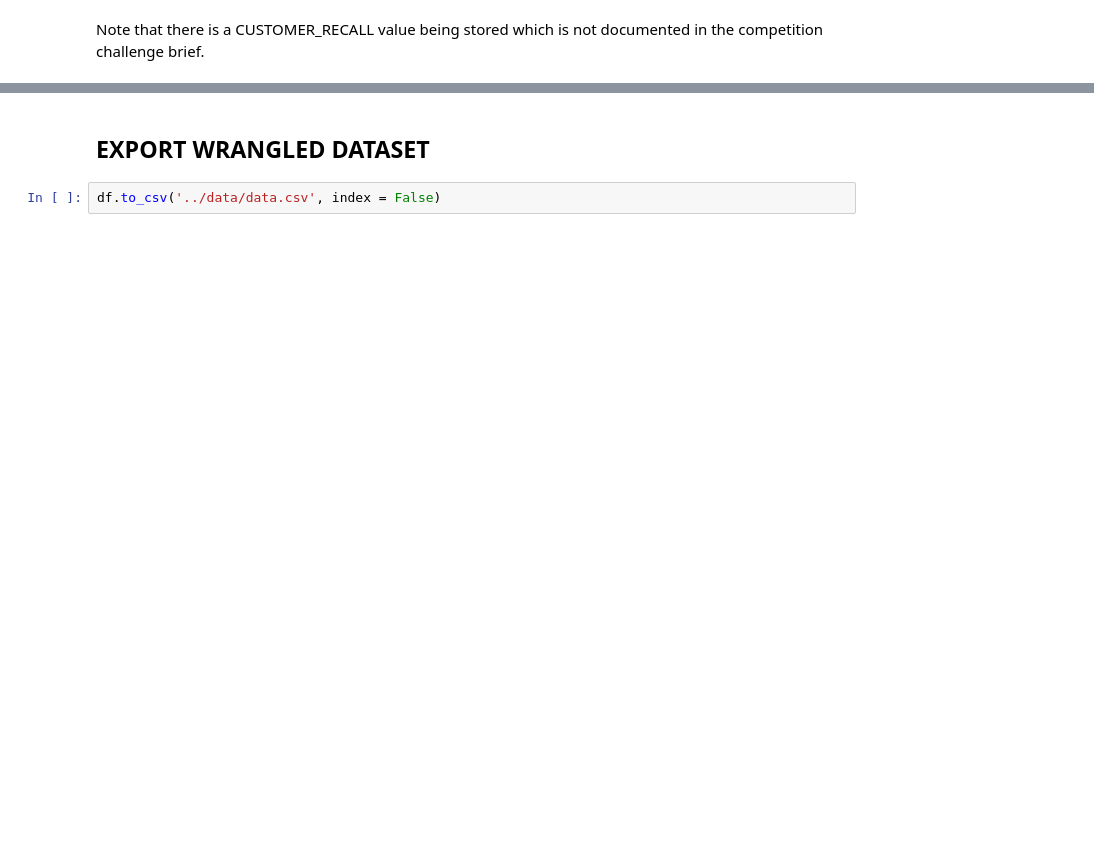
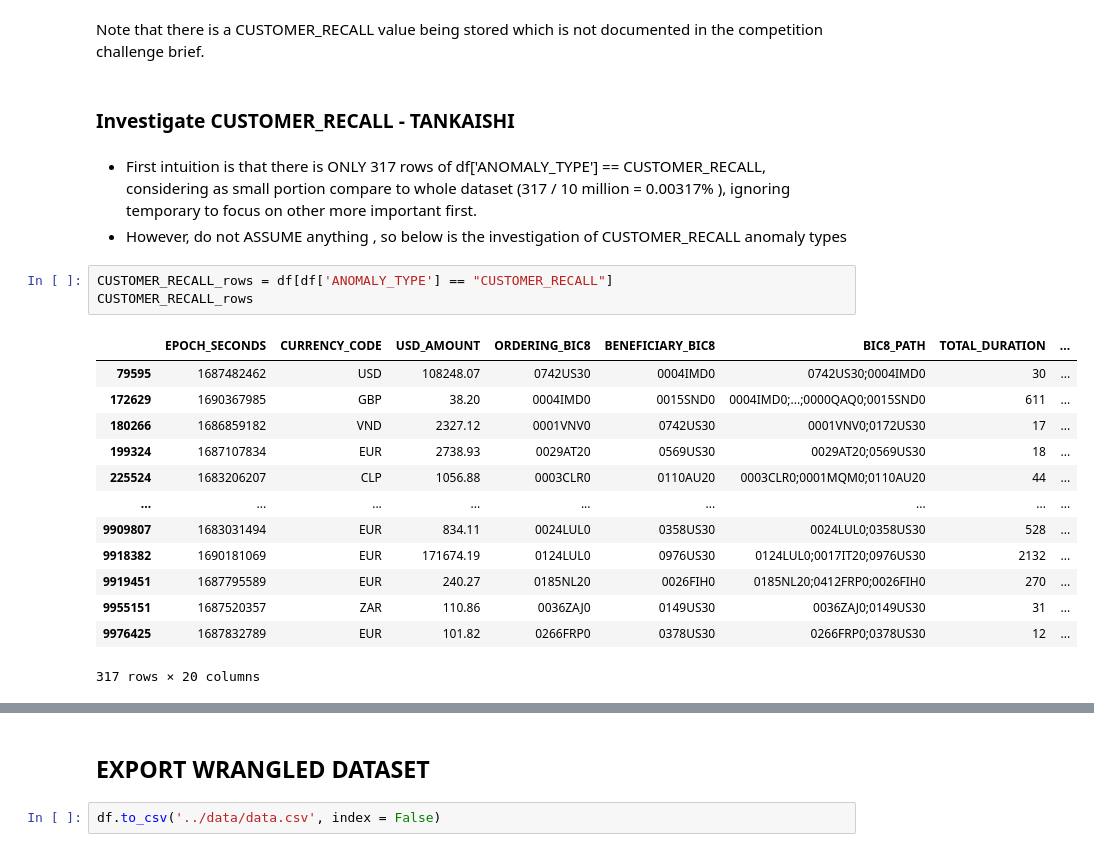
Before and after one commit to mrchuakaiming/umdac-datathon-2026, a Jupyter notebook: wrangle/Wrangle_1.ipynb, the cells around one changed output, grey strips where cells are left out. Drawn from its saved outputs; the diff is of its cells as text; blank space fills up the shorter version.

Commit message:
Investigation for CUSTOMER_RECALL anomaly

```diff
--- a/wrangle/Wrangle_1.ipynb
+++ b/wrangle/Wrangle_1.ipynb
@@ -455,2 +464,24 @@ Unique values: [nan 'FAT_FINGER_MISTAKE' 'ROMANCE_SCAM' 'ACCOUNT_REPLACEMENT_SCA
 # %% [markdown]
 Note that there is a CUSTOMER_RECALL value being stored which is not documented in the competition challenge brief.
+# %% [markdown]
+### Investigate CUSTOMER_RECALL    - TANKAISHI
+# %% [markdown]
+- First intuition is that there is ONLY 317 rows of df['ANOMALY_TYPE'] == CUSTOMER_RECALL, considering as small portion compare to whole dataset (317 / 10 million = 0.00317% ), ignoring temporary to focus on other more important first.
+- However, do not ASSUME anything , so below is the investigation of CUSTOMER_RECALL anomaly types
+# %%
+CUSTOMER_RECALL_rows = df[df['ANOMALY_TYPE'] == "CUSTOMER_RECALL"]
+CUSTOMER_RECALL_rows
+# %% [output]
+|  | EPOCH_SECONDS | CURRENCY_CODE | USD_AMOUNT | ORDERING_BIC8 | BENEFICIARY_BIC8 | BIC8_PATH | TOTAL_DURATION | ... |
+| 79595 | 1687482462 | USD | 108248.07 | 0742US30 | 0004IMD0 | 0742US30;0004IMD0 | 30 | ... |
+| 172629 | 1690367985 | GBP | 38.20 | 0004IMD0 | 0015SND0 | 0004IMD0;...;0000QAQ0;0015SND0 | 611 | ... |
+| 180266 | 1686859182 | VND | 2327.12 | 0001VNV0 | 0742US30 | 0001VNV0;0172US30 | 17 | ... |
+| 199324 | 1687107834 | EUR | 2738.93 | 0029AT20 | 0569US30 | 0029AT20;0569US30 | 18 | ... |
+| 225524 | 1683206207 | CLP | 1056.88 | 0003CLR0 | 0110AU20 | 0003CLR0;0001MQM0;0110AU20 | 44 | ... |
+| ... | ... | ... | ... | ... | ... | ... | ... | ... |
+| 9909807 | 1683031494 | EUR | 834.11 | 0024LUL0 | 0358US30 | 0024LUL0;0358US30 | 528 | ... |
+| 9918382 | 1690181069 | EUR | 171674.19 | 0124LUL0 | 0976US30 | 0124LUL0;0017IT20;0976US30 | 2132 | ... |
+| 9919451 | 1687795589 | EUR | 240.27 | 0185NL20 | 0026FIH0 | 0185NL20;0412FRP0;0026FIH0 | 270 | ... |
+| 9955151 | 1687520357 | ZAR | 110.86 | 0036ZAJ0 | 0149US30 | 0036ZAJ0;0149US30 | 31 | ... |
+| 9976425 | 1687832789 | EUR | 101.82 | 0266FRP0 | 0378US30 | 0266FRP0;0378US30 | 12 | ... |
+317 rows × 20 columns
```
Also changed, not shown: parts of 19 cells of this notebook.
